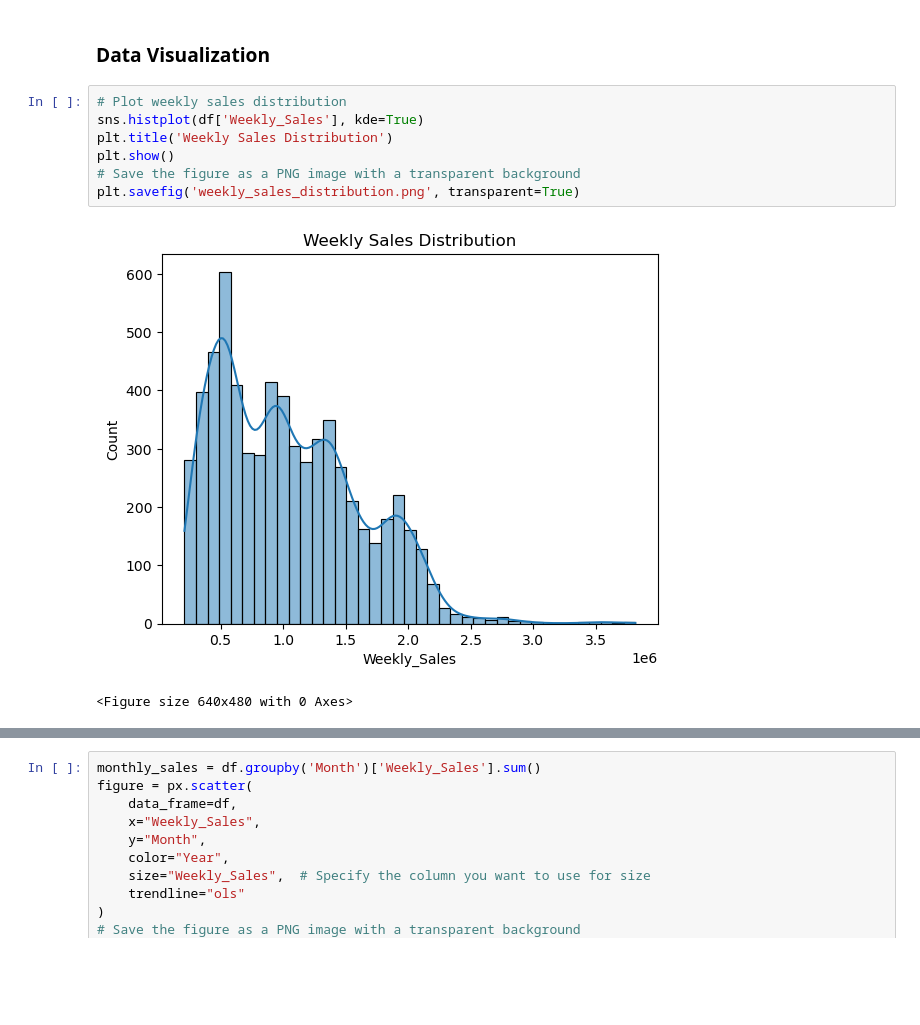
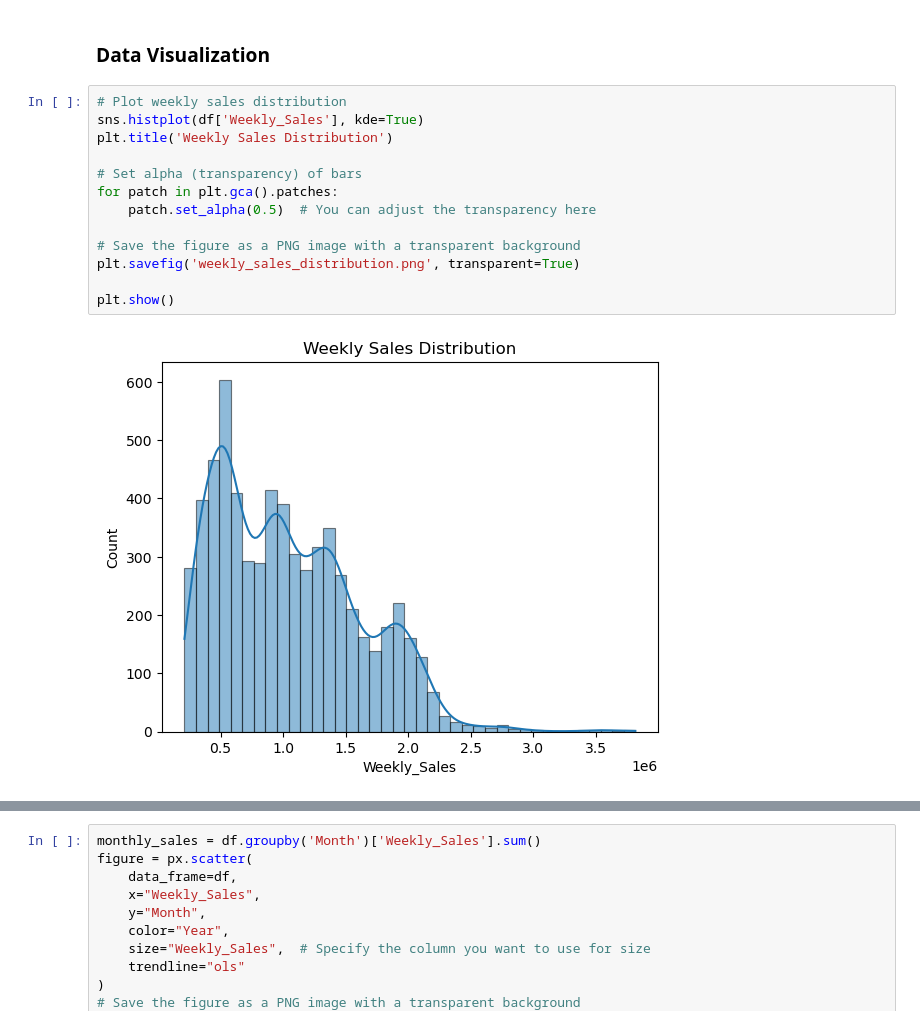
Before and after one commit to Omeesha28/Final_project, a Jupyter notebook: main.ipynb, the cells around one changed output, grey strips where cells are left out. Drawn from its saved outputs; the diff is of its cells as text; blank space fills up the shorter version.

Commit message:
saving images

```diff
--- a/main.ipynb
+++ b/main.ipynb
@@ -92,11 +92,16 @@ df['Week'] = df['Date'].dt.isocalendar().week
 # %%
 # Plot weekly sales distribution
 sns.histplot(df['Weekly_Sales'], kde=True)
 plt.title('Weekly Sales Distribution')
-plt.show()
+
+# Set alpha (transparency) of bars
+for patch in plt.gca().patches:
+    patch.set_alpha(0.5)  # You can adjust the transparency here
+
 # Save the figure as a PNG image with a transparent background
 plt.savefig('weekly_sales_distribution.png', transparent=True)
+
+plt.show()
 # %% [output]
-[figure, old version]
+[figure, new version]
-<Figure size 640x480 with 0 Axes>
 # %%
```
Also changed, not shown: parts of 8 cells of this notebook, 11 other files.
